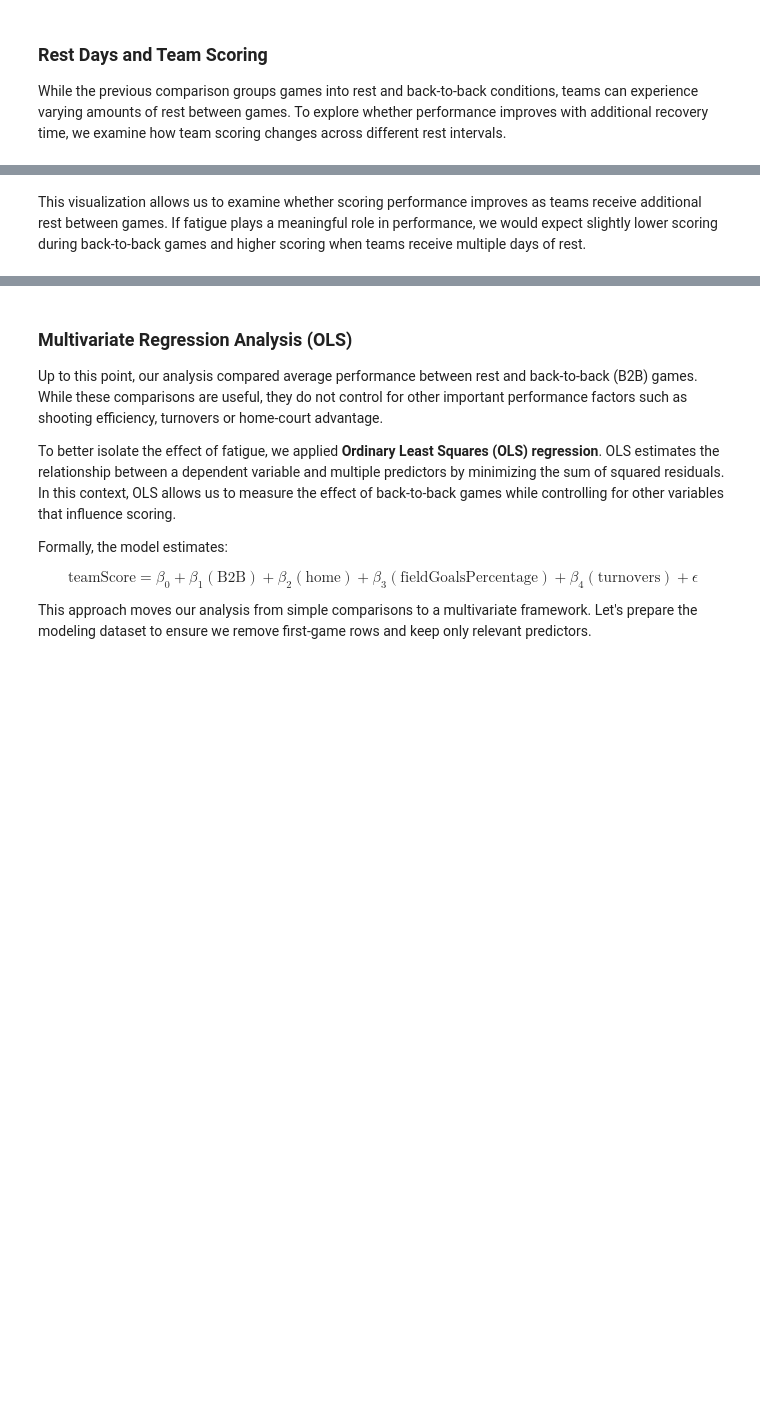
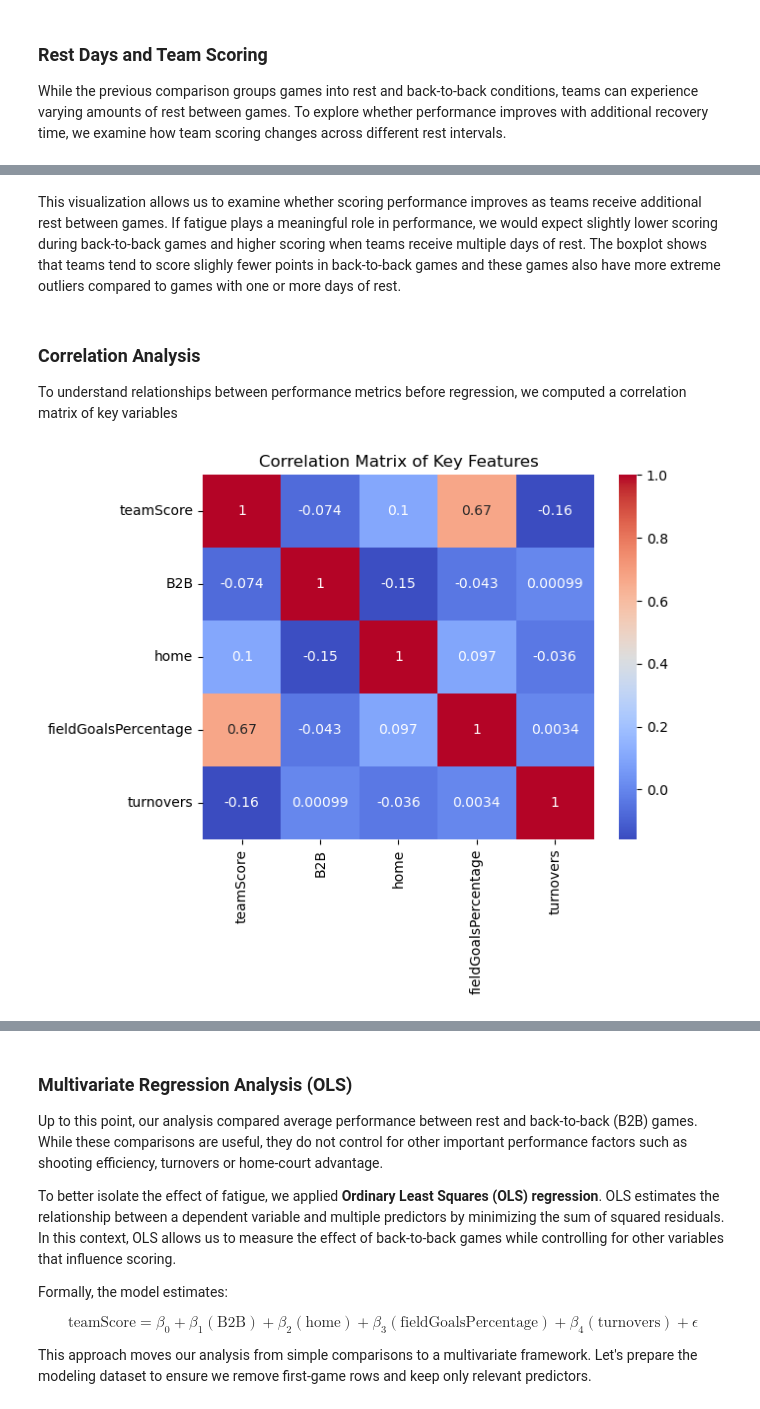
Before and after one commit to COGS108/Group052_WI26, a Jupyter notebook: 03-FinalProject.ipynb, the cells around one changed output, grey strips where cells are left out. Saved outputs shown, nothing was run; the diff lists cells and outputs as text; code cells hidden in the pictures; blank space fills up the shorter version.

Commit message:
Added content to places where we got feedback
added correlation matrix and sentence for the graph the TA pointed out

```diff
--- a/03-FinalProject.ipynb
+++ b/03-FinalProject.ipynb
@@ -632,2 +757,18 @@ plt.show()
 # %% [markdown]
-This visualization allows us to examine whether scoring performance improves as teams receive additional rest between games. If fatigue plays a meaningful role in performance, we would expect slightly lower scoring during back-to-back games and higher scoring when teams receive multiple days of rest.
+This visualization allows us to examine whether scoring performance improves as teams receive additional rest between games. If fatigue plays a meaningful role in performance, we would expect slightly lower scoring during back-to-back games and higher scoring when teams receive multiple days of rest. The boxplot shows that teams tend to score slighly fewer points in back-to-back games and these games also have more extreme outliers compared to games with one or more days of rest.
+# %% [markdown]
+### Correlation Analysis
+To understand relationships between performance metrics before regression, we computed a correlation matrix of key variables
+# %%
+# Select numeric features relevant to regression
+numeric_features = df[['teamScore', 'B2B', 'home', 'fieldGoalsPercentage', 'turnovers']]
+
+# Compute correlations
+corr_matrix = numeric_features.corr()
+
+# Visualize
+sns.heatmap(corr_matrix, annot=True, cmap='coolwarm')
+plt.title("Correlation Matrix of Key Features")
+plt.show()
+# %% [output]
+[figure, added]
```
Also changed, not shown: parts of 19 cells of this notebook.
